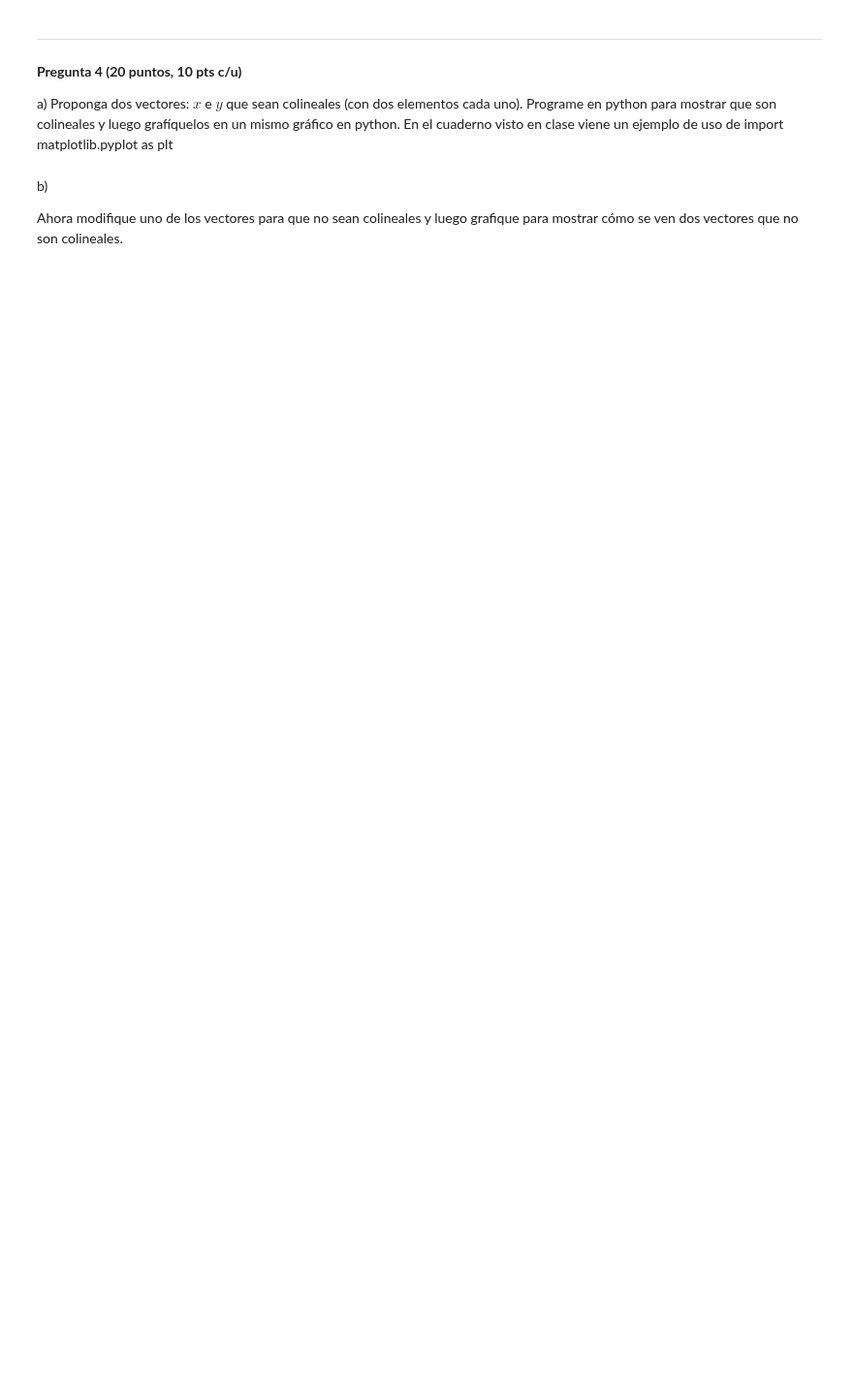
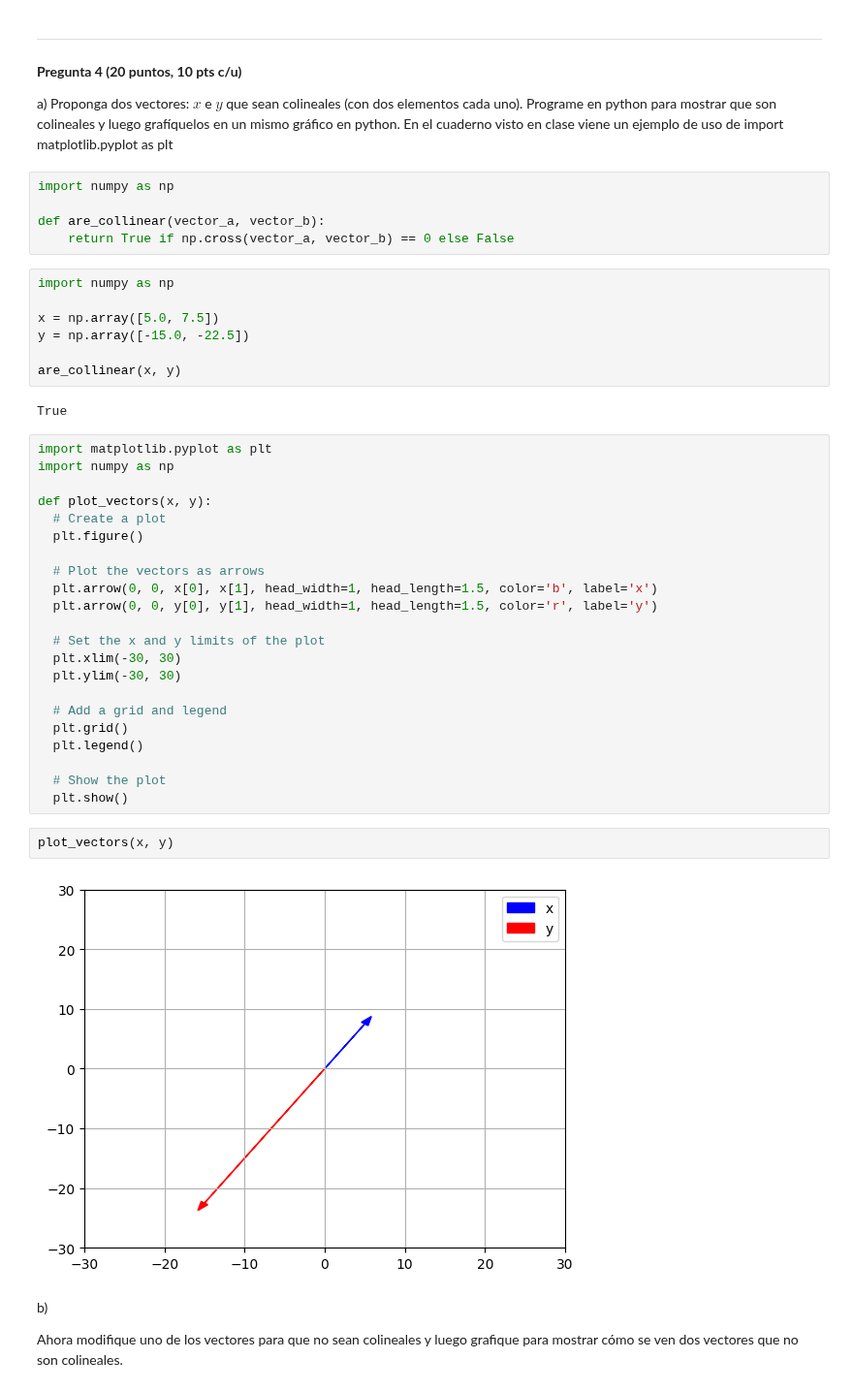
Before and after one commit to mantofer02/DataScienceBootcamp, a Jupyter notebook: Matematica-FundaTec/Tareas/1/Trabajo_Práctico_1_MCD.ipynb, the cells around one changed output. Shown at 97% size. Saved outputs shown, nothing was run; the diff lists cells and outputs as text; blank space fills up the shorter version.

Commit message:
adding plot methods

```diff
--- a/Matematica-FundaTec/Tareas/1/Trabajo_Práctico_1_MCD.ipynb
+++ b/Matematica-FundaTec/Tareas/1/Trabajo_Práctico_1_MCD.ipynb
@@ -89,6 +134,46 @@ $a=\begin{bmatrix}-1 \\ 8 \\ 3 \end{bmatrix}, b=\begin{bmatrix} 2 \\ 6 \\ 5 \end
 **Pregunta 4 (20 puntos, 10 pts c/u)**
 
 a) Proponga dos vectores:  $x$  e  $y$ que sean colineales (con dos elementos cada uno).  Programe en python para mostrar que son colineales y luego grafíquelos en un mismo gráfico en python. En el cuaderno visto en clase viene un ejemplo de uso de import matplotlib.pyplot as plt
+# %%
+import numpy as np
+
+def are_collinear(vector_a, vector_b):
+    return True if np.cross(vector_a, vector_b) == 0 else False
+# %%
+import numpy as np
+
+x = np.array([5.0, 7.5])
+y = np.array([-15.0, -22.5])
+
+are_collinear(x, y)
+# %% [output]
+True
+# %%
+import matplotlib.pyplot as plt
+import numpy as np
+
+def plot_vectors(x, y):
+  # Create a plot
+  plt.figure()
+
+  # Plot the vectors as arrows
+  plt.arrow(0, 0, x[0], x[1], head_width=1, head_length=1.5, color='b', label='x')
+  plt.arrow(0, 0, y[0], y[1], head_width=1, head_length=1.5, color='r', label='y')
+
+  # Set the x and y limits of the plot
+  plt.xlim(-30, 30)
+  plt.ylim(-30, 30)
+
+  # Add a grid and legend
+  plt.grid()
+  plt.legend()
+
+  # Show the plot
+  plt.show()
+# %%
+plot_vectors(x, y)
+# %% [output]
+[figure, added]
 # %% [markdown]
 
 b)
```
Also changed, not shown: parts of 14 cells of this notebook.
